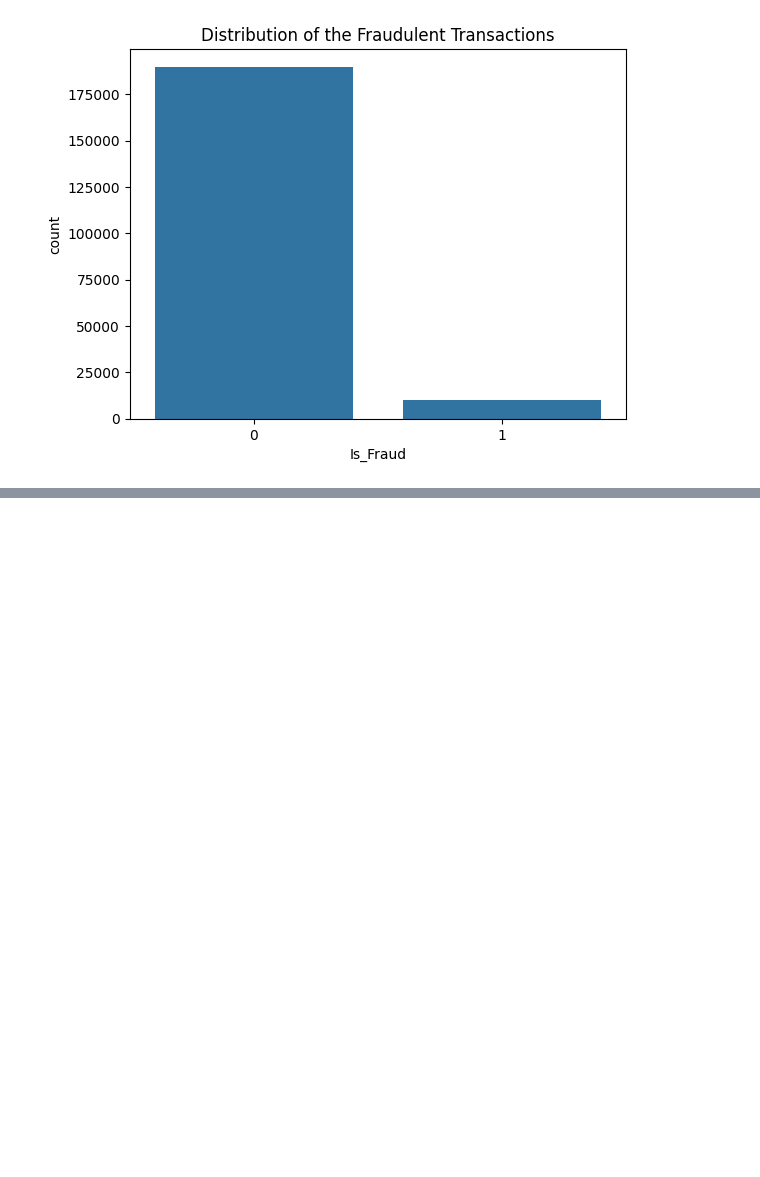
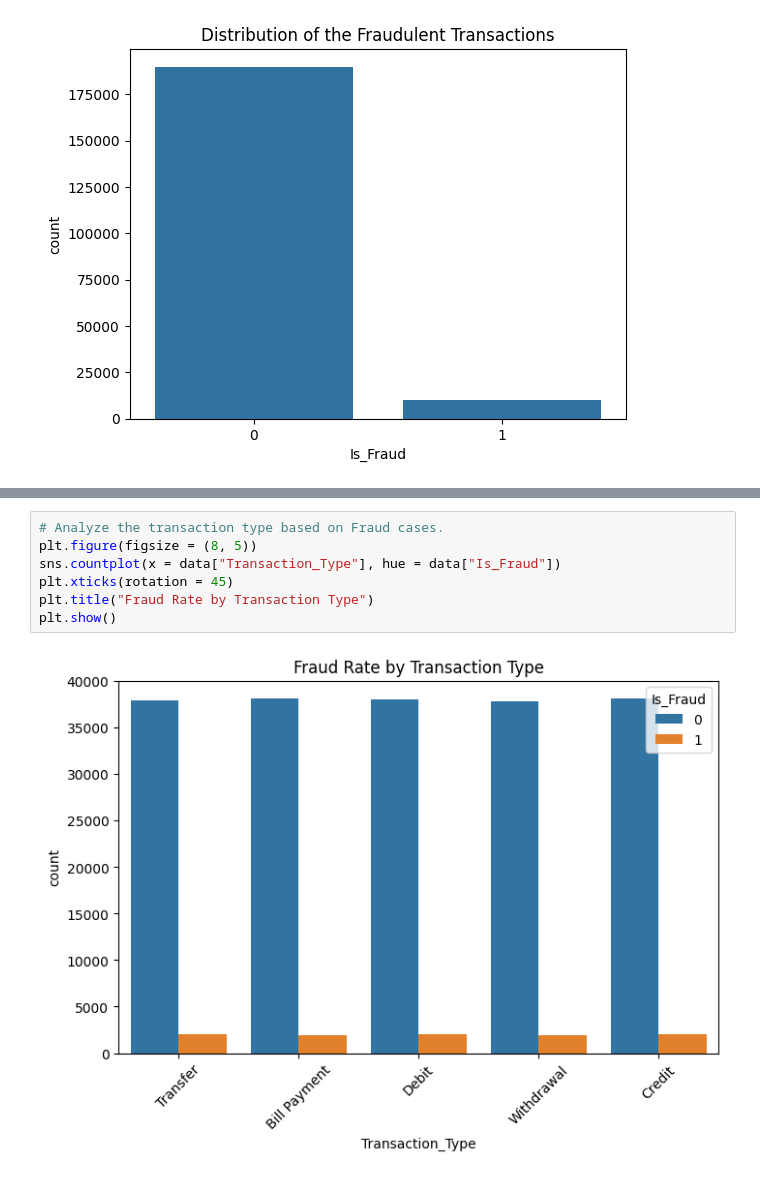
Before and after one commit to gkipkirui1/DSF-PT08P5-GROUP4-CAPSTONE-PROJECT, a Jupyter notebook: mikabenson.ipynb, the cells around one changed output, grey strips where cells are left out. Drawn from its saved outputs; the diff is of its cells as text; blank space fills up the shorter version.

```diff
--- a/mikabenson.ipynb
+++ b/mikabenson.ipynb
@@ -141,0 +172,9 @@ for col in numerical_columns:
+# %%
+# Analyze the transaction type based on Fraud cases.
+plt.figure(figsize = (8, 5))
+sns.countplot(x = data["Transaction_Type"], hue = data["Is_Fraud"])
+plt.xticks(rotation = 45)
+plt.title("Fraud Rate by Transaction Type")
+plt.show()
+# %% [output]
+[figure, added]
```
Also changed, not shown: parts of 14 cells of this notebook.
